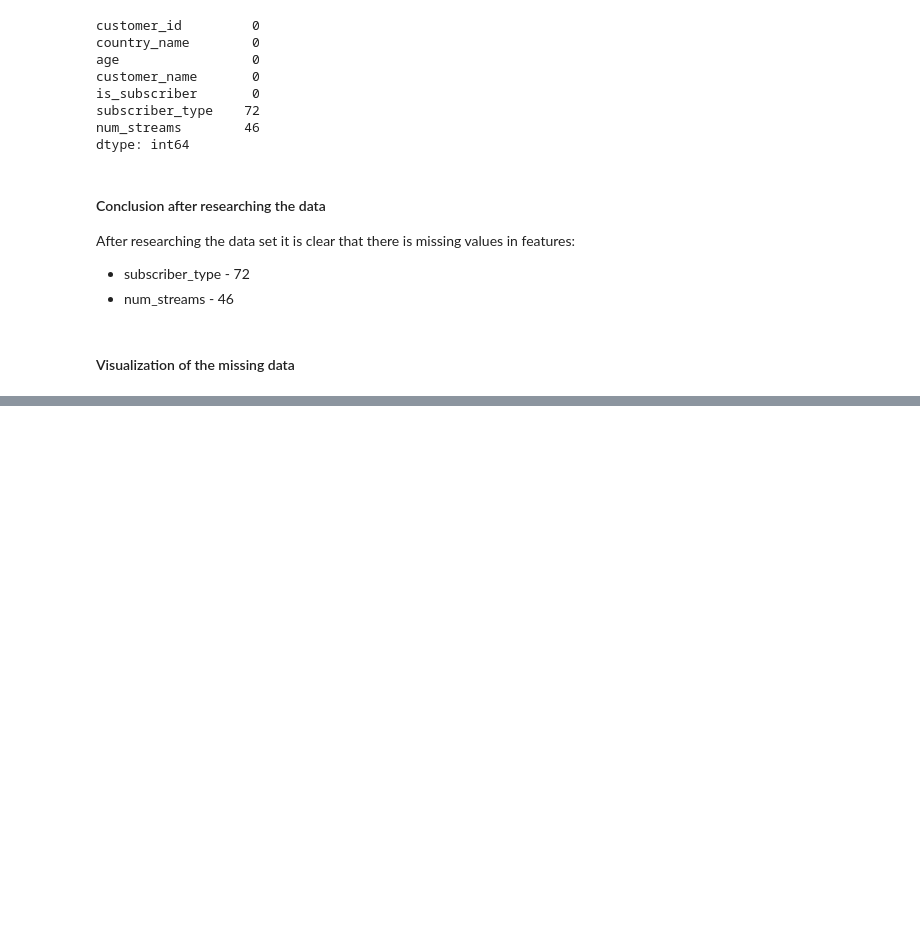
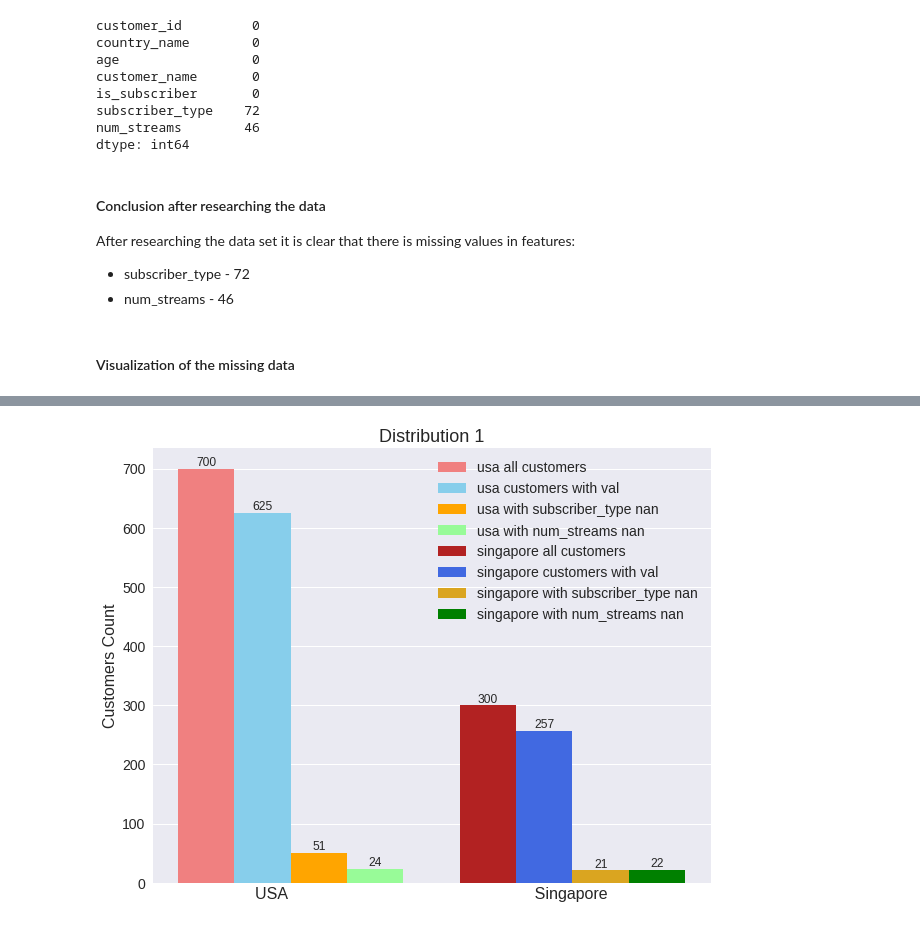
Before and after one commit to momchilantonov/Coursera-AIWorkflow_DataAnalysis_HypothesisTesting-IBM, a Jupyter notebook: Practice Peer-graded Assignment/notebooks/Visualization and Imputation.ipynb, the cells around one changed output, grey strips where cells are left out. Drawn from its saved outputs; the diff is of its cells as text; code cells hidden in the pictures; blank space fills up the shorter version.

```diff
--- a/Practice Peer-graded Assignment/notebooks/Visualization and Imputation.ipynb
+++ b/Practice Peer-graded Assignment/notebooks/Visualization and Imputation.ipynb
@@ -178,0 +300,81 @@ plt.show()
+# %%
+# plot the distribution of customers from different countries that have missing values (bar chart)
+
+usa_customers = (data['country_name'] == 'united_states').sum()
+usa_customers_val = usa_customers-usa_subscriber_type_nan-usa_num_streams_nan
+singapore_customers = (data['country_name'] == 'singapore').sum()
+singapore_customers_val = singapore_customers-singapore_subscriber_type_nan-singapore_num_streams_nan
+
+x = np.arange(1)
+width = 0.2
+
+b1 = plt.bar(
+    x,
+    [usa_customers],
+    width,
+    color='lightcoral',
+    label='usa all customers',
+)
+b2 = plt.bar(
+    x+width,
+    [usa_customers_val],
+    width,
+    color='skyblue',
+    label='usa customers with val',
+)
+b3 = plt.bar(
+    x+width*2,
+    [usa_subscriber_type_nan],
+    width,
+    color='orange',
+    label='usa with subscriber_type nan',
+)
+b4 = plt.bar(
+    x+width*3,
+    [usa_num_streams_nan],
+    width,
+    color='palegreen',
+    label='usa with num_streams nan',
+)
+b5 = plt.bar(
+    x+width*5,
+    [singapore_customers],
+    width,
+    color='firebrick',
+    label='singapore all customers',
+)
+b6 = plt.bar(
+    x+width*6,
+    [singapore_customers_val],
+    width,
+    color='royalblue',
+    label='singapore customers with val',
+)
+b7 = plt.bar(
+    x+width*7,
+    [singapore_subscriber_type_nan],
+    width,
+    color='goldenrod',
+    label='singapore with subscriber_type nan',
+)
+b8 = plt.bar(
+    x+width*8,
+    [singapore_num_streams_nan],
+    width,
+    color='green',
+    label='singapore with num_streams nan',
+)
+
+bars = [b1, b2, b3, b4, b5, b6, b7, b8]
+
+for i in range(len(bars)):
+    plt.bar_label(bars[i])
+
+plt.title('Distribution 1')
+plt.xlabel(f'USA{" "*55}Singapore')
+plt.ylabel("Customers Count")
+plt.xticks([])
+plt.legend(loc="upper right")
+plt.show()
+# %% [output]
+[figure, added]
```
Also changed, not shown: parts of 4 cells of this notebook.
